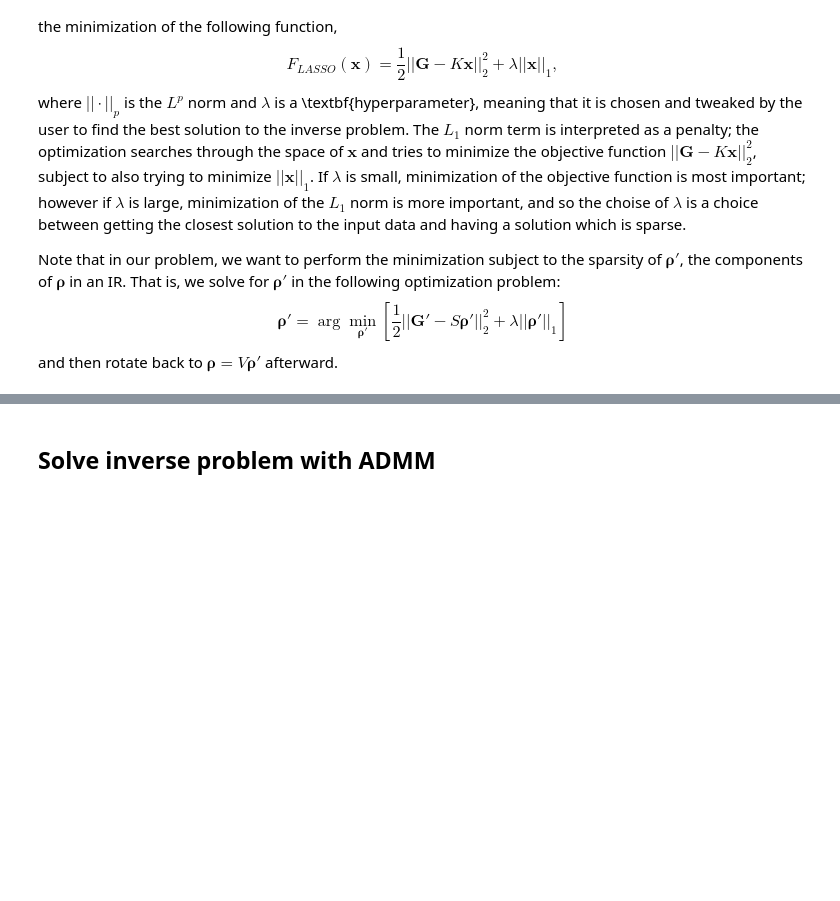
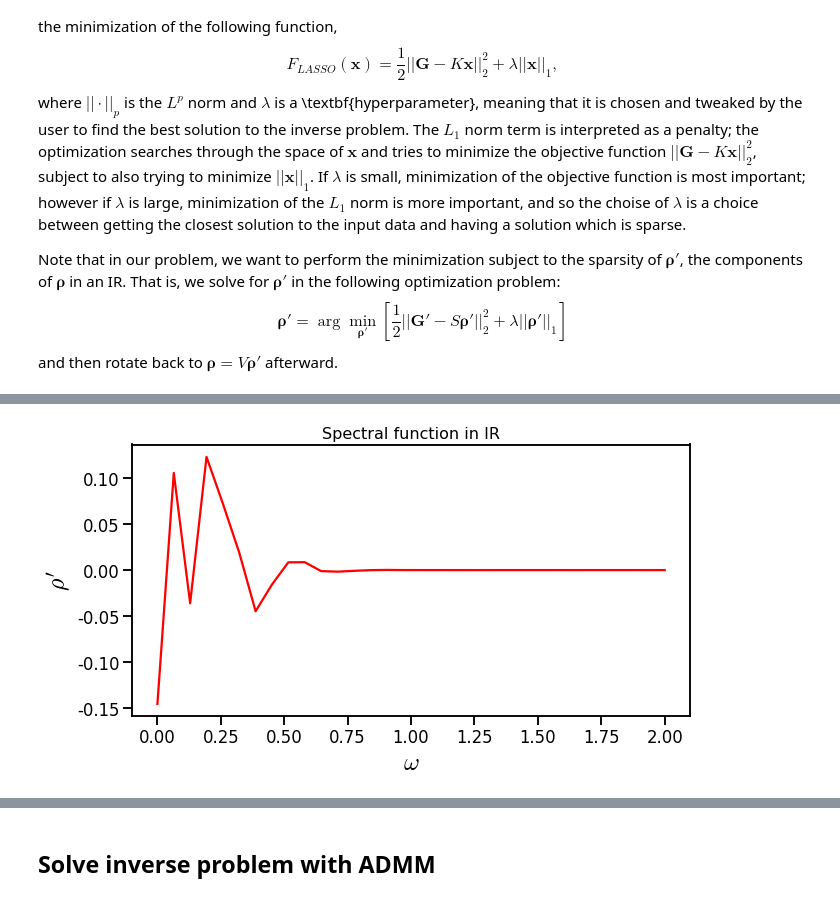
Before and after one commit to poare/lqcd, a Jupyter notebook: spectral/python_scripts/Sparse Modeling.ipynb, the cells around one changed output, grey strips where cells are left out. Cells and saved outputs as stored; diff of their text form; code cells hidden in the pictures; blank space fills up the shorter version.

```diff
--- a/spectral/python_scripts/Sparse Modeling.ipynb
+++ b/spectral/python_scripts/Sparse Modeling.ipynb
@@ -119,3 +137,10 @@ with sns.plotting_context('talk'):
+# %%
+with sns.plotting_context('talk'):
+    fig, ax = plt.subplots(1, figsize = (10, 5))
+    plot_1d_function(ax, omega_line, rhop_dat, colors = 'r', title = 'Spectral function in IR', \
+                     ax_label = ['$\\omega$', '$\\rho\'$'], legend = False)
+# %% [output]
+[figure, added]
 # %%
 with sns.plotting_context('talk'):
     fig, ax = plt.subplots(1, figsize = (10, 5))
```
Also changed, not shown: parts of 27 cells of this notebook, 1 other file.
